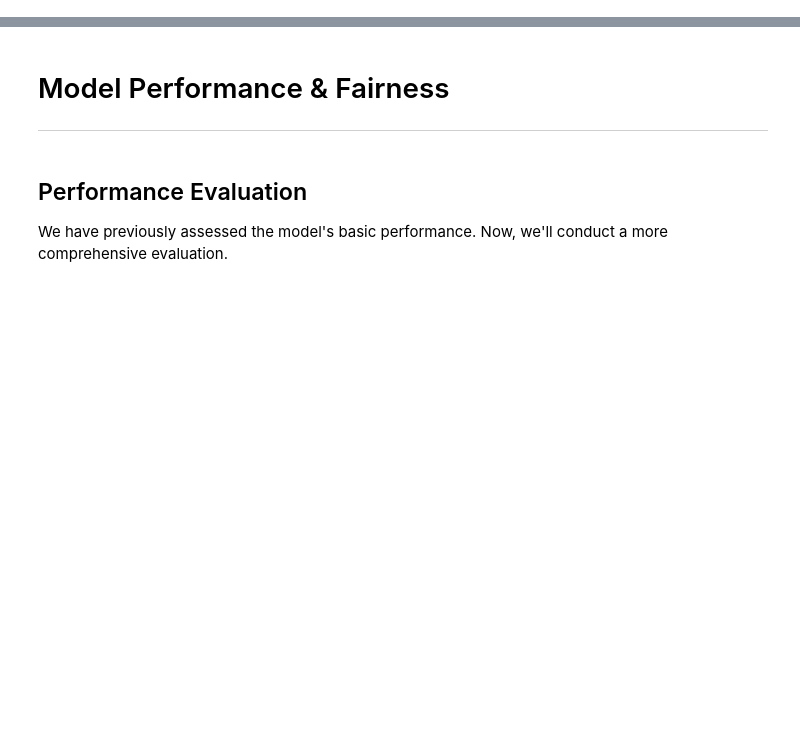
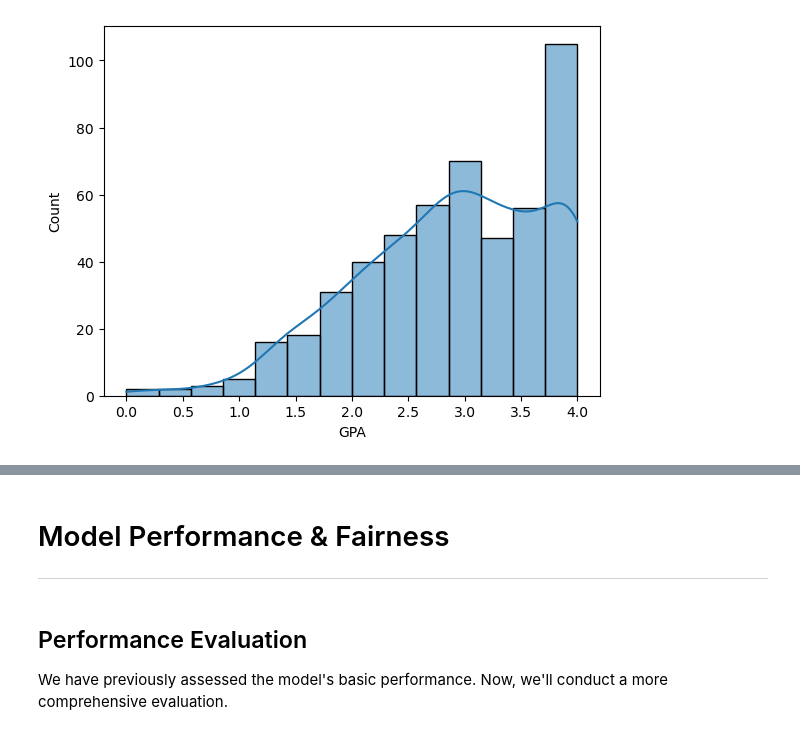
Before and after one commit to CMU-17313Q/fall23-nodebb-6-bits, a Jupyter notebook: Model Performance & Fairness.ipynb, the cells around one changed output, grey strips where cells are left out. Cells and saved outputs as stored; diff of their text form; code cells hidden in the pictures; blank space fills up the shorter version.

```diff
--- a/Model Performance & Fairness.ipynb
+++ b/Model Performance & Fairness.ipynb
@@ -0,0 +50,4 @@
+# %%
+plot_column('GPA')
+# %% [output]
+[figure, added]
```
Also changed, not shown: parts of 19 cells of this notebook.
